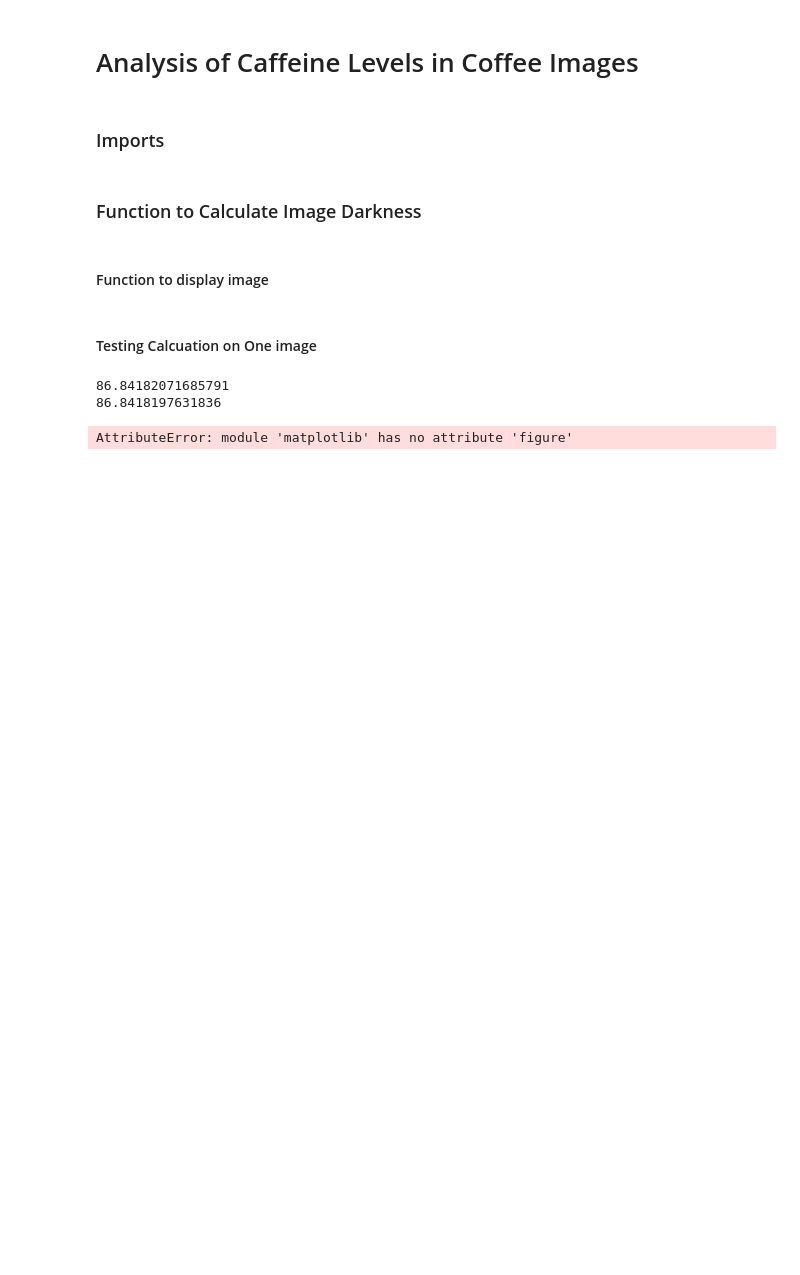
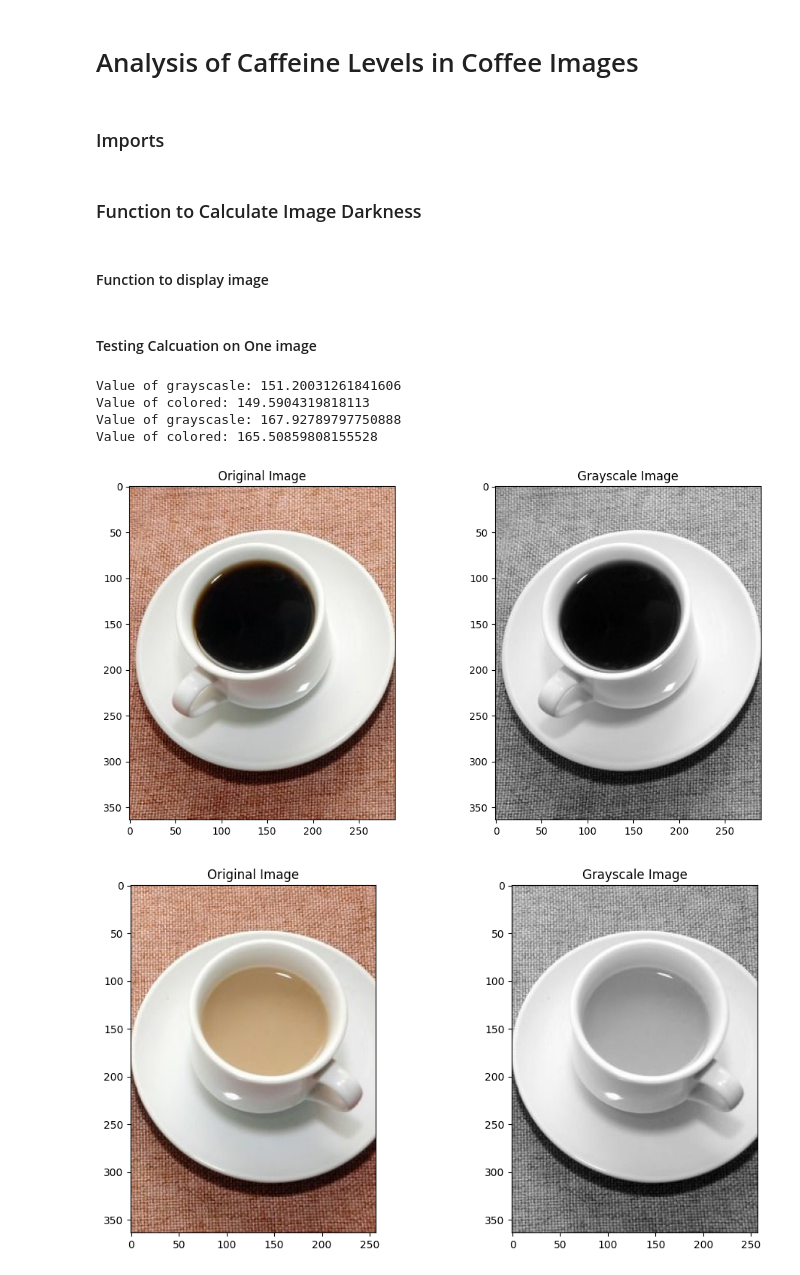
Before and after one commit to CMA-Projects/Coffeine-Detection, a Jupyter notebook: Notebook/Coffee Data Roboflow Analysis.ipynb, the cells around one changed output. Saved outputs shown, nothing was run; the diff lists cells and outputs as text; code cells hidden in the pictures; blank space fills up the shorter version.

```diff
--- a/Notebook/Coffee Data Roboflow Analysis.ipynb
+++ b/Notebook/Coffee Data Roboflow Analysis.ipynb
@@ -57,17 +103,26 @@ def display_image(image_path):
     plt.show()
 # %% [markdown]
 #### Testing Calcuation on One image
-# %%
-path = '../data/Roboflow/test/images/0f6b84e1b94629f2_jpg.rf.ca24e59b85a60d18281e9dda2038b6f3.jpg'
-
-val1 = calculate_image_darkness_opencv(path)
-print(val1)
-
-val2 = calculate_image_darkness_pil(path)
-print(val2)
-
-display_image(path)
-# %% [output]
-86.84182071685791
-86.8418197631836
-AttributeError: module 'matplotlib' has no attribute 'figure'
+# %%
+path = '../images/coffee1.jpg'
+path1 = '../images/coffee2.jpg'
+
+val1 = calculate_image_darkness_opencv(path)
+val2 = calculate_image_intensity_opencv(path)
+print(f"Value of grayscasle: {val1}")
+print(f"Value of colored: {val2}")
+
+val3 = calculate_image_darkness_pil(path1)
+val4 = calculate_image_intensity_pil(path1)
+print(f"Value of grayscasle: {val3}")
+print(f"Value of colored: {val4}")
+
+display_image(path)
+display_image(path1)
+# %% [output]
+Value of grayscasle: 151.20031261841606
+Value of colored: 149.5904319818113
+Value of grayscasle: 167.92789797750888
+Value of colored: 165.50859808155528
+[figure, added]
+[figure, added]
```
Also changed, not shown: parts of 3 cells of this notebook.
